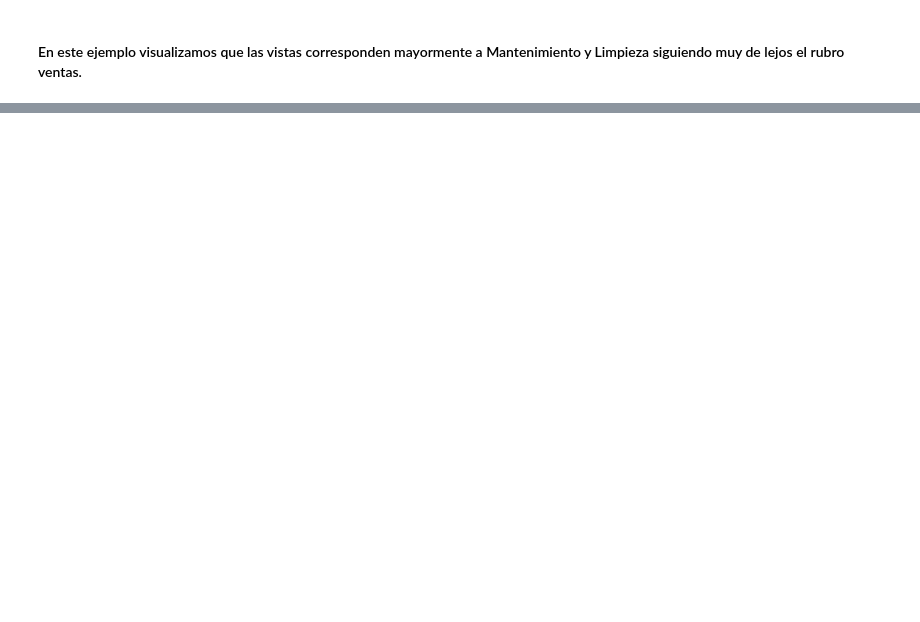
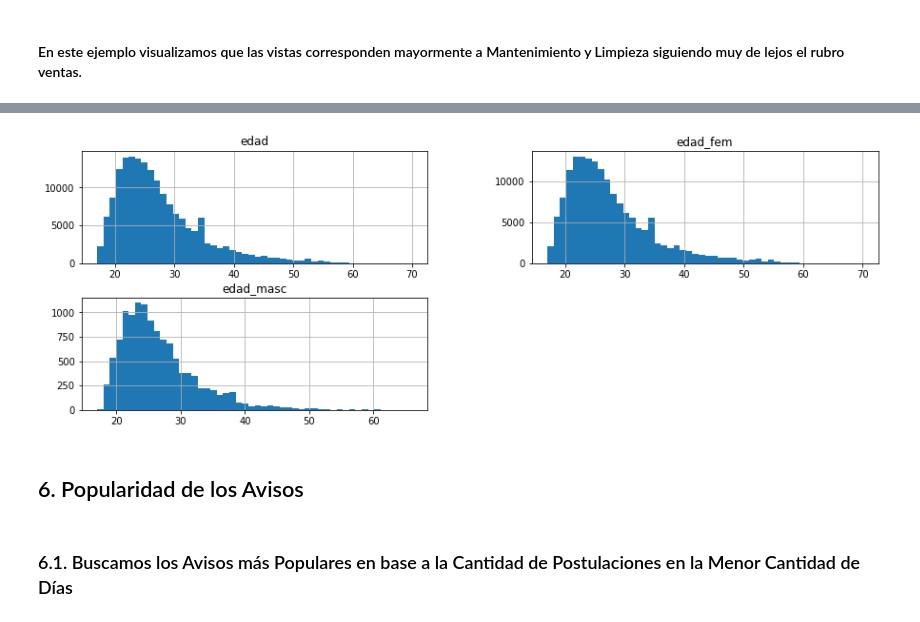
Before and after one commit to PRPablo/dataJobSearches, a Jupyter notebook: exploratoryAnalysis/exploratoryAnalysis.ipynb, the cells around one changed output, grey strips where cells are left out. Saved outputs shown, nothing was run; the diff lists cells and outputs as text; code cells hidden in the pictures; blank space fills up the shorter version.

```diff
--- a/exploratoryAnalysis/exploratoryAnalysis.ipynb
+++ b/exploratoryAnalysis/exploratoryAnalysis.ipynb
@@ -534,0 +675,12 @@ sec_max.iplot(kind='bubble', size='count_vistas', text='count_vistas', y='nivel_
+# %%
+postulaciones_count_graph = postulaciones_count[postulaciones_count['nombre_area'] == 'Recepcionista / Secretaria']
+postulaciones_count_graph = pd.DataFrame(postulaciones_count_graph[['edad_masc', 'edad_fem', 'edad']]).reset_index()
+postulaciones_count_graph.drop('index', axis=1, inplace=True)
+postulaciones_count_graph.hist(bins = 50, alpha=1, stacked=True, figsize=(15, 5))
+plt.show()
+# %% [output]
+[figure, added]
+# %% [markdown]
+## 6. Popularidad de los Avisos
+# %% [markdown]
+### 6.1. Buscamos los Avisos más Populares en base a la Cantidad de Postulaciones en la Menor Cantidad de Días
```
Also changed, not shown: parts of 24 cells of this notebook.
